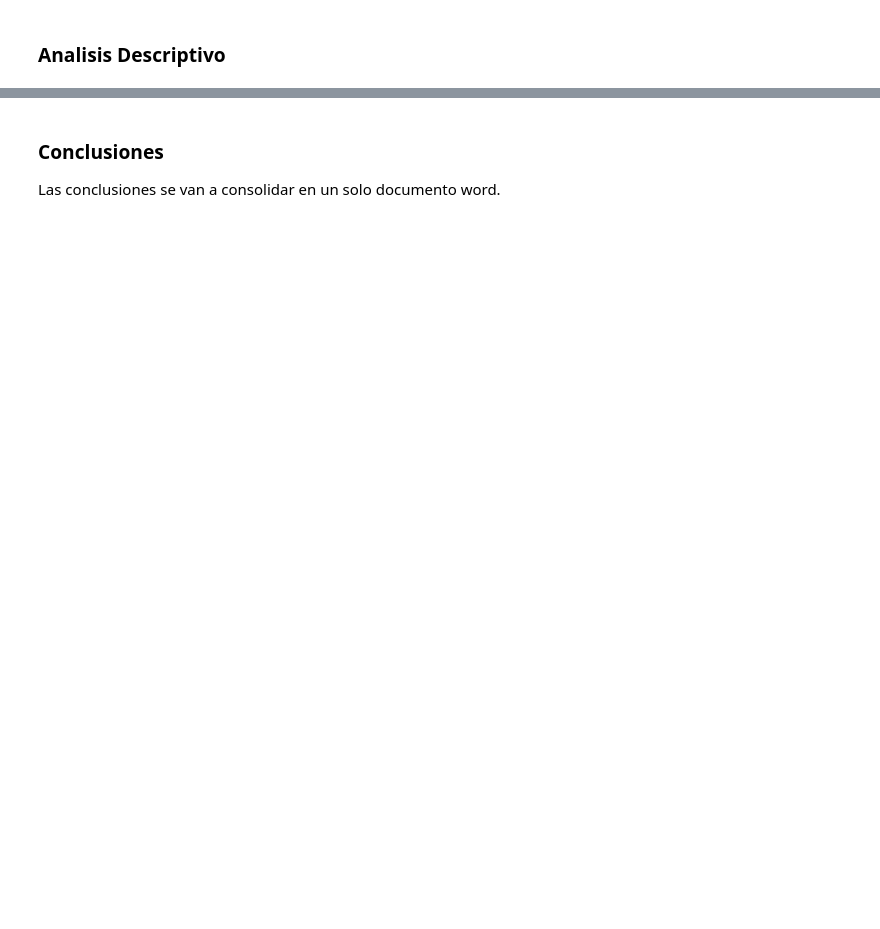
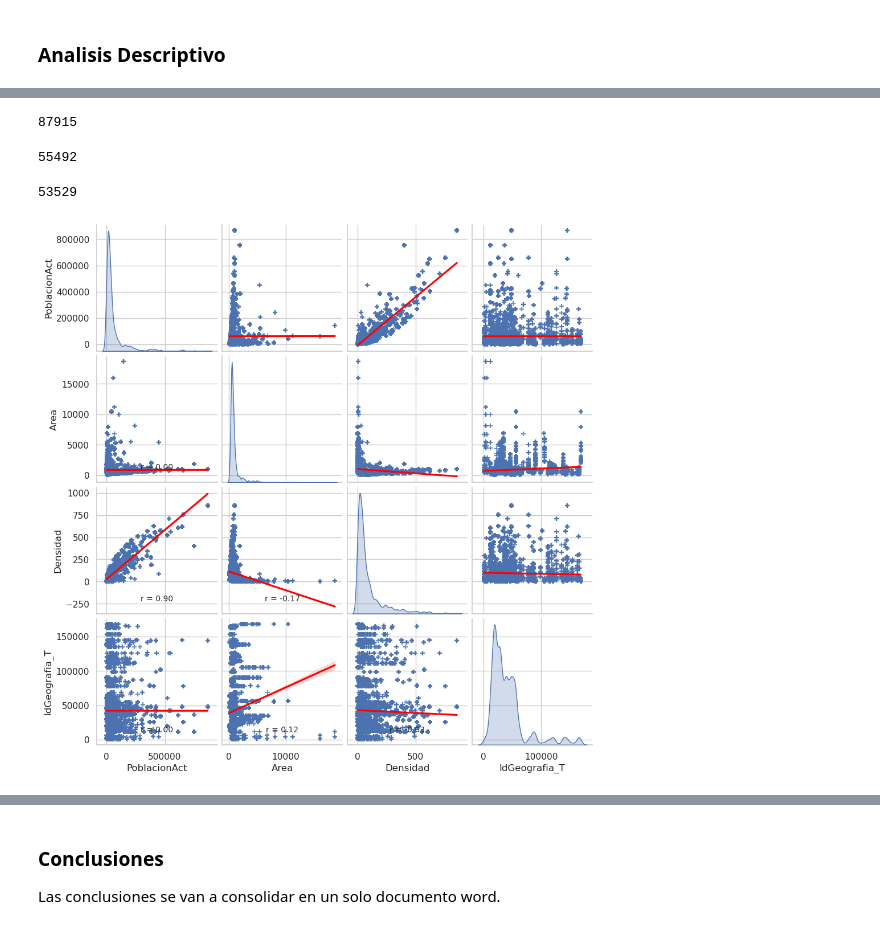
Before and after one commit to codebusters-MIAD/rasa-alpes-project, a Jupyter notebook: entendimiento/fuente_area_servicio.ipynb, the cells around one changed output, grey strips where cells are left out. Drawn from its saved outputs; the diff is of its cells as text; code cells hidden in the pictures; blank space fills up the shorter version.

```diff
--- a/entendimiento/fuente_area_servicio.ipynb
+++ b/entendimiento/fuente_area_servicio.ipynb
@@ -396,0 +542,53 @@ cardinalidad(areas_not_dup)
+# %%
+# Filtrar filas donde el área es menor que la densidad
+inconsistencies = df_areas_numeric_vars.filter((col("Area") < col("Densidad")) | (col("PoblacionAct") > col("Area") * col("Densidad")))
+
+# Mostrar las filas con inconsistencias
+inconsistencies.count()
+# %% [output]
+87915
+# %%
+areas_not_pop_errs = df_areas_numeric_vars.filter(~((col("Area") < col("Densidad")) | (col("PoblacionAct") > col("Area") * col("Densidad"))))
+areas_not_dup_not_pop_err_not_negatives = areas_not_pop_errs.filter(col("Area") >= 0)
+areas_not_dup_not_pop_err_not_negatives.count()
+# %% [output]
+55492
+# %%
+# Eliminar filas que contengan valores NaN en cualquier columna
+areas_not_dup_not_nan = areas_not_dup_not_pop_err_not_negatives.dropna()
+
+# Mostrar las primeras filas del DataFrame sin valores NaN
+areas_not_dup_not_nan.count()
+# %% [output]
+53529
+# %%
+def plot_pairplot_with_corr(spark_df, numeric_columns):
+    """
+    Genera un gráfico de pares con coeficientes de correlación para las columnas numéricas de un DataFrame de Spark.
+
+    Parámetros:
+    - spark_df: DataFrame de Spark.
+    - numeric_columns: Lista de columnas numéricas a utilizar para el gráfico de pares.
+
+    Retorna:
+    - None. La función muestra el gráfico de pares.
+    """
+    # Convertir las columnas numéricas del DataFrame de Spark a un DataFrame de Pandas
+    df_nums = spark_df.select(numeric_columns).toPandas()
+
+    def corrfunc(x, y, **kws):
+        r, _ = pearsonr(x, y)
+        ax = plt.gca()
+        ax.annotate(f"r = {r:.2f}", xy=(0.5, 0.1), xycoords=ax.transAxes, ha='center', fontsize=10)
+
+    # Crear el gráfico de pares con seaborn
+    sns.pairplot(df_nums, diag_kind="kde", kind="reg", plot_kws={'line_kws': {'color': 'red'}},
+                 markers="+").map_lower(corrfunc)
+
+    plt.show()
+
+# Ejemplo de uso
+numeric_columns = ["PoblacionAct", "Area", "Densidad", "IdGeografia_T"]
+plot_pairplot_with_corr(areas_not_dup_not_nan, numeric_columns)
+# %% [output]
+[figure, added]
```
Also changed, not shown: parts of 23 cells of this notebook, 1 other file.
